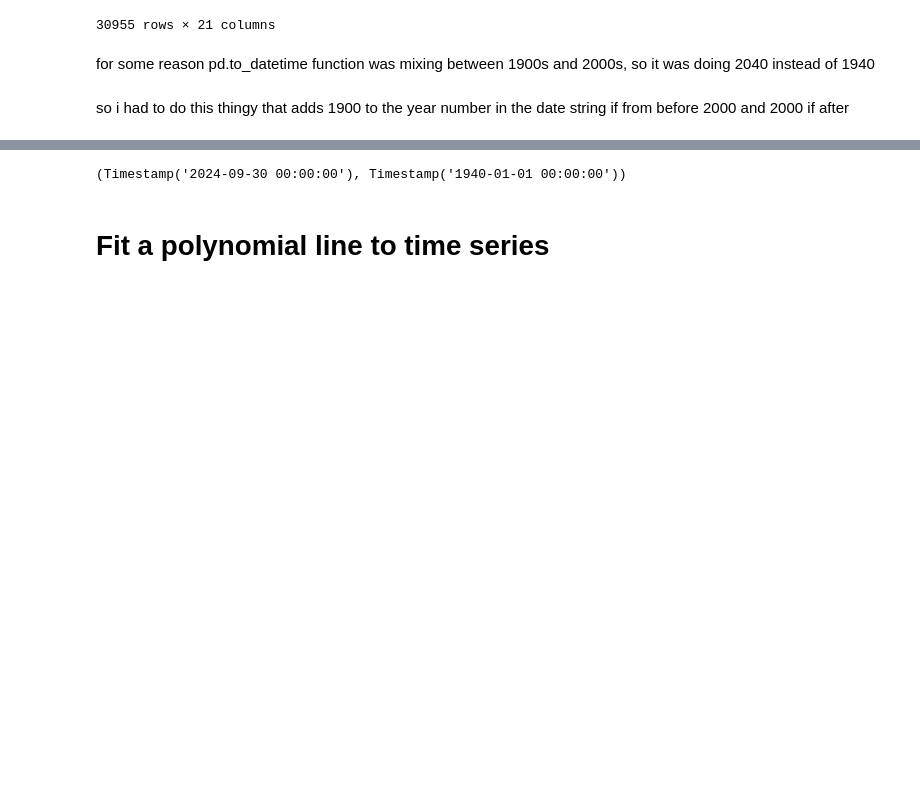
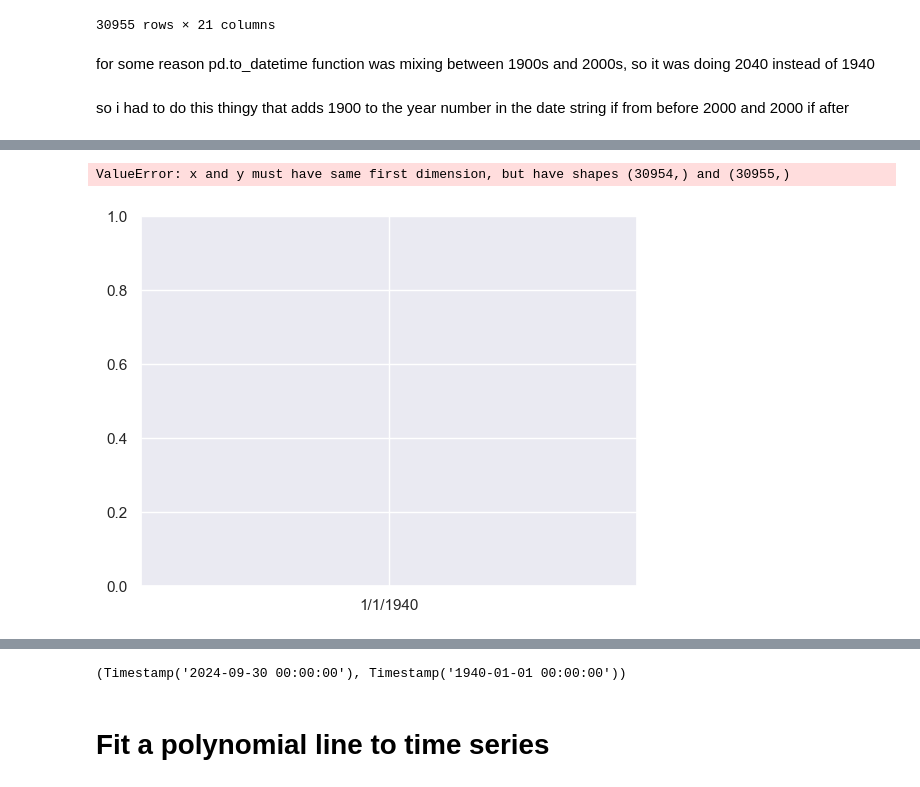
Before and after one commit to esmaailalbarazi/TimeSeriesProject, a Jupyter notebook: Project.ipynb, the cells around one changed output, grey strips where cells are left out. Cells and saved outputs as stored; diff of their text form; code cells hidden in the pictures; blank space fills up the shorter version.

```diff
--- a/Project.ipynb
+++ b/Project.ipynb
@@ -53,0 +58,12 @@ t = t_90s + t_20s
+# %%
+# add trend and seasonality to the residuals
+residual = result.resid
+trend = result.trend
+seasonal = result.seasonal
+
+# plot the sum of trend and seasonality
+plt.plot(t, trend + seasonal)
+plt.show()
+# %% [output]
+ValueError: x and y must have same first dimension, but have shapes (30954,) and (30955,)
+[figure, added]
```
Also changed, not shown: parts of 8 cells of this notebook, 1 other file.
